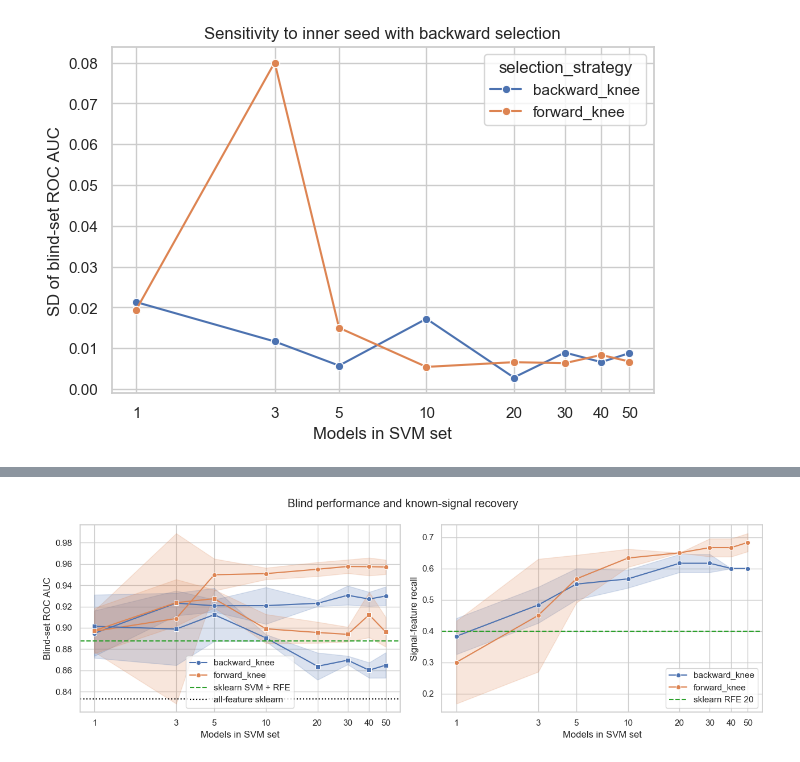
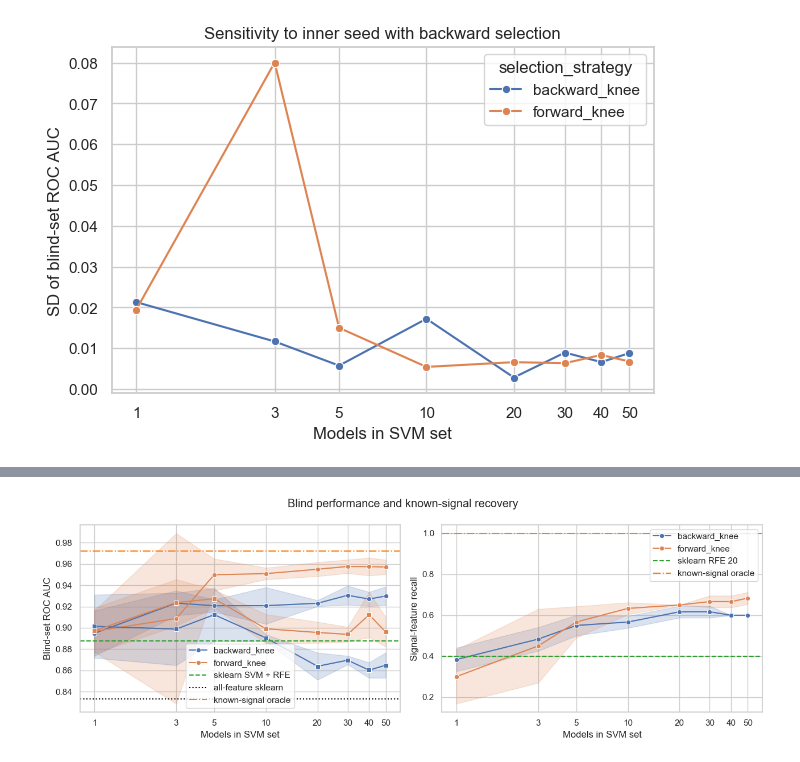
Before and after one commit to biomodsquad/interpretable-explainable-svms, a Jupyter notebook: validation/Synthetic100_svmSet_benefit.ipynb, the cells around one changed output, grey strips where cells are left out. Cells and saved outputs as stored; diff of their text form; code cells hidden in the pictures.

Commit message:
Add oracle reference to validation notebook

```diff
--- a/validation/Synthetic100_svmSet_benefit.ipynb
+++ b/validation/Synthetic100_svmSet_benefit.ipynb
@@ -206,6 +212,29 @@ for seed in INNER_SEEDS:
             y_blind,
             baseline.predict(X_blind),
             baseline.decision_function(X_blind),
+        ),
+    })
+
+    # This reference deliberately uses generator truth and is therefore an
+    # upper bound rather than a feature-selection strategy.
+    oracle = fit_sklearn_pipeline(
+        X_train.iloc[:, :N_INFORMATIVE + N_REDUNDANT], y_train, seed
+    )
+    results.append({
+        "seed": seed,
+        "method": "sklearn oracle: known signal",
+        "selection_strategy": "known signal (oracle)",
+        "num_models": 1,
+        "num_unified_features": N_INFORMATIVE + N_REDUNDANT,
+        "member_disagreement": 0.0,
+        "signal_recall": 1.0,
+        "noise_fraction": 0.0,
+        **metric_row(
+            y_blind,
+            oracle.predict(X_blind.iloc[:, :N_INFORMATIVE + N_REDUNDANT]),
+            oracle.decision_function(
+                X_blind.iloc[:, :N_INFORMATIVE + N_REDUNDANT]
+            ),
         ),
     })
 
@@ -679,31 +712,35 @@ mistic_plot = mistic_results.copy()
 sns.lineplot(
     data=mistic_plot, x="num_models", y="roc_auc",
     hue="selection_strategy", marker="o", errorbar="sd", ax=axes[0],
 )
 unified_plot = unified_reference_results.copy()
 sns.lineplot(
     data=unified_plot, x="num_models", y="roc_auc",
     hue="selection_strategy", marker="s", errorbar="sd", ax=axes[0],
     legend=False,
 )
 rfe_auc = rfe_results.roc_auc.mean()
+oracle_results = results.query("method == 'sklearn oracle: known signal'")
+oracle_auc = oracle_results.roc_auc.mean()
 axes[0].axhline(rfe_auc, color="tab:green", linestyle="--", label="sklearn SVM + RFE")
 axes[0].axhline(baseline_auc.mean(), color="black", linestyle=":", label="all-feature sklearn")
+axes[0].axhline(oracle_auc, color="tab:orange", linestyle="-.", label="known-signal oracle")
 axes[0].set(xscale="log", xticks=MODEL_COUNTS, xlabel="Models in SVM set", ylabel="Blind-set ROC AUC")
 axes[0].get_xaxis().set_major_formatter(plt.ScalarFormatter())
 axes[0].legend()
 
 sns.lineplot(
     data=mistic_plot, x="num_models", y="signal_recall",
     hue="selection_strategy", marker="o", errorbar="sd", ax=axes[1],
 )
 axes[1].axhline(rfe_results.signal_recall.mean(), color="tab:green", linestyle="--", label="sklearn RFE 20")
+axes[1].axhline(1.0, color="tab:orange", linestyle="-.", label="known-signal oracle")
 axes[1].set(xscale="log", xticks=MODEL_COUNTS, xlabel="Models in SVM set", ylabel="Signal-feature recall")
 axes[1].get_xaxis().set_major_formatter(plt.ScalarFormatter())
 axes[1].legend()
 
 fig.suptitle("Blind performance and known-signal recovery")
 fig.tight_layout()
 plt.show()
 # %% [output]
-[figure, old version]
+[figure, new version]
```
Also changed, not shown: parts of 8 cells of this notebook.
